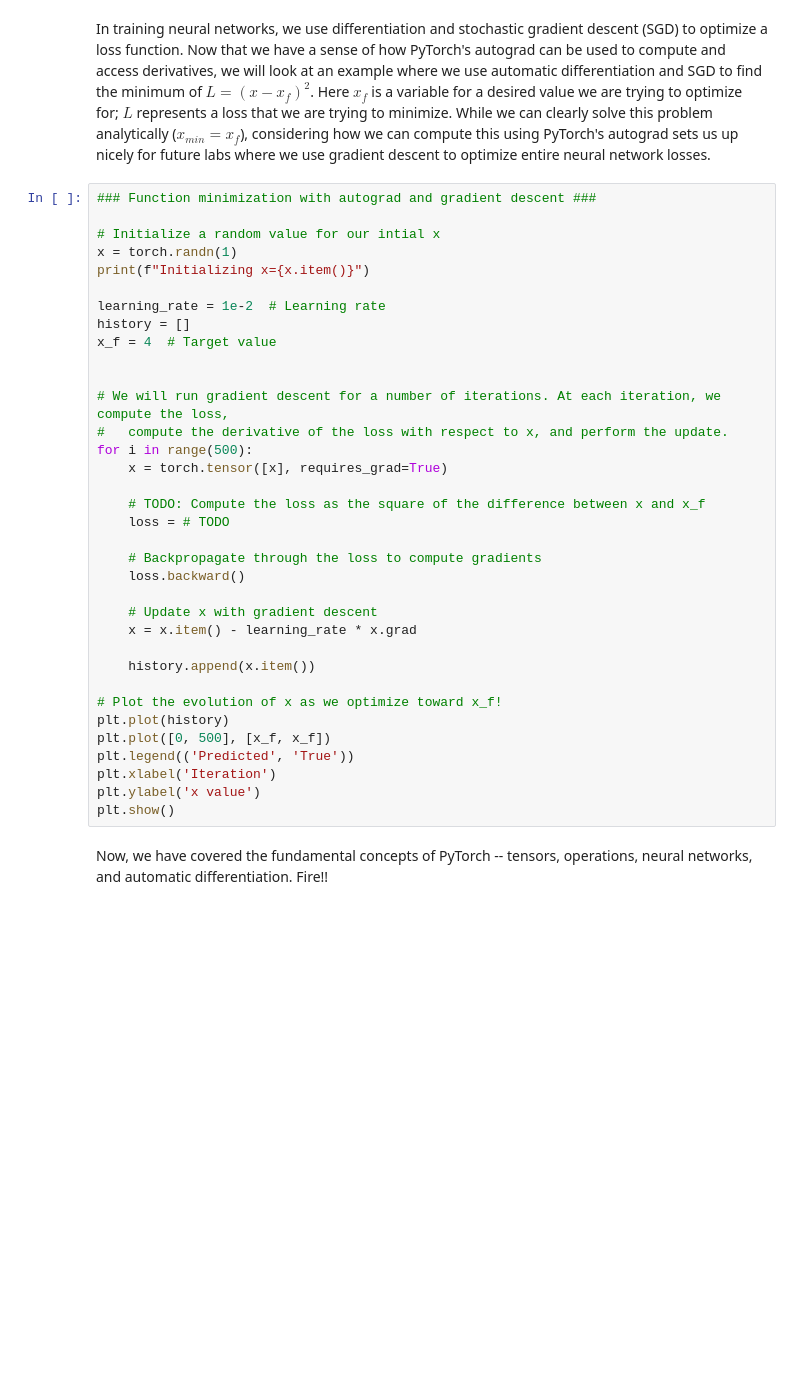
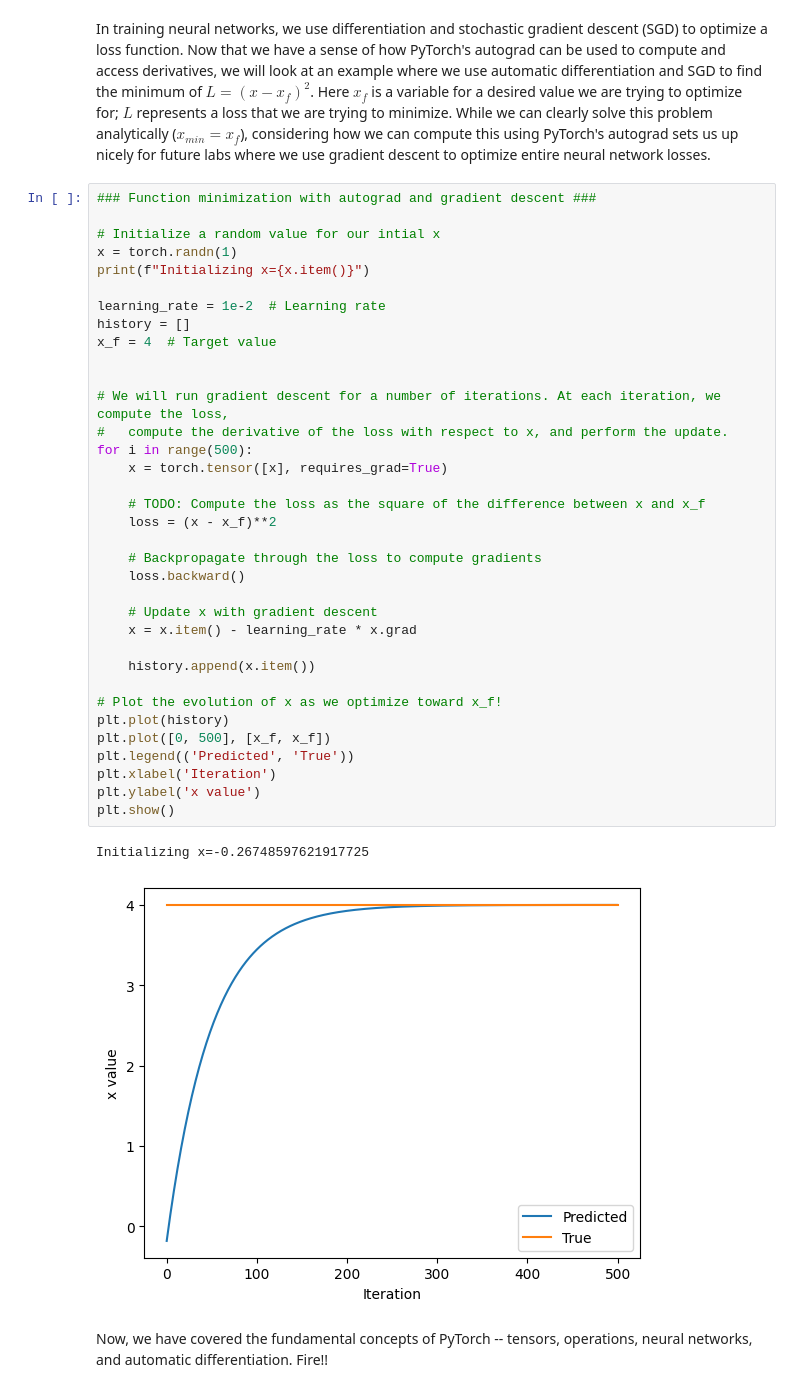
Before and after one commit to positopose/introtodeeplearning, a Jupyter notebook: lab1/PT_Part1_Intro.ipynb, the cells around one changed output. Cells and saved outputs as stored; diff of their text form; blank space fills up the shorter version.

```diff
--- a/lab1/PT_Part1_Intro.ipynb
+++ b/lab1/PT_Part1_Intro.ipynb
@@ -326,33 +344,36 @@ In training neural networks, we use differentiation and stochastic gradient desc
 x = torch.randn(1)
 print(f"Initializing x={x.item()}")
 
 learning_rate = 1e-2  # Learning rate
 history = []
 x_f = 4  # Target value
 
 
 # We will run gradient descent for a number of iterations. At each iteration, we compute the loss,
 #   compute the derivative of the loss with respect to x, and perform the update.
 for i in range(500):
     x = torch.tensor([x], requires_grad=True)
 
     # TODO: Compute the loss as the square of the difference between x and x_f
-    loss = # TODO
+    loss = (x - x_f)**2
 
     # Backpropagate through the loss to compute gradients
     loss.backward()
 
     # Update x with gradient descent
     x = x.item() - learning_rate * x.grad
 
     history.append(x.item())
 
 # Plot the evolution of x as we optimize toward x_f!
 plt.plot(history)
 plt.plot([0, 500], [x_f, x_f])
 plt.legend(('Predicted', 'True'))
 plt.xlabel('Iteration')
 plt.ylabel('x value')
 plt.show()
+# %% [output]
+Initializing x=-0.26748597621917725
+[figure, added]
 # %% [markdown]
 Now, we have covered the fundamental concepts of PyTorch -- tensors, operations, neural networks, and automatic differentiation. Fire!!
```
Also changed, not shown: parts of 8 cells of this notebook.
